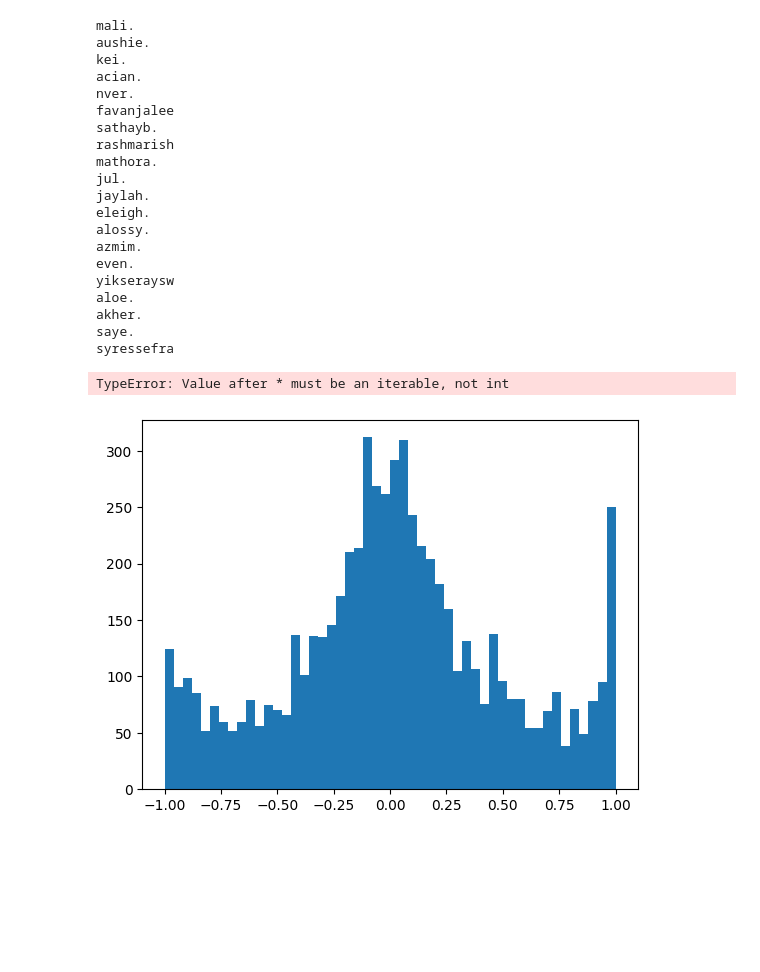
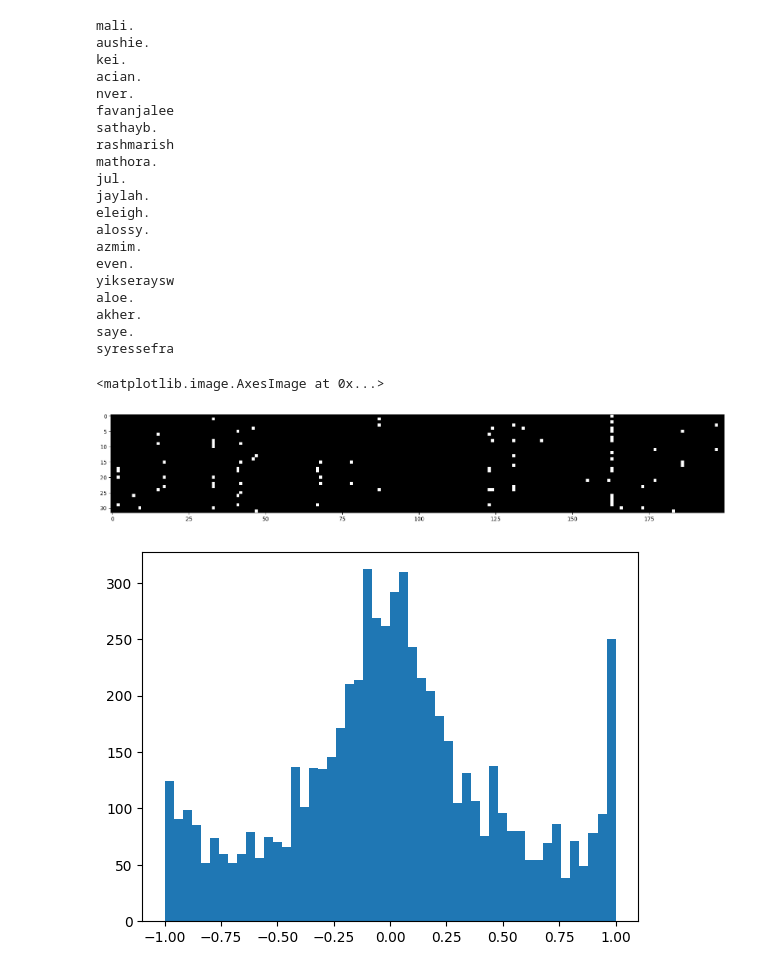
Before and after one commit to detroitnatif/LLM-V1, a Jupyter notebook: ActivationGradients.ipynb, the cells around one changed output. Drawn from its saved outputs; the diff is of its cells as text; code cells hidden in the pictures; blank space fills up the shorter version.

```diff
--- a/ActivationGradients.ipynb
+++ b/ActivationGradients.ipynb
@@ -154,10 +164,13 @@ akher.
 saye.
 syressefra
 # %%
-plt.figure(figsiz20,10)
+plt.figure(figsize=(20,10))
 plt.imshow(h.abs() > .99, cmap='gray', interpolation='nearest')
+
+# this graph shows black if the neuron is being trained and white if it was too close to -1, 1 and tanh function removed it.
 # %% [output]
-TypeError: Value after * must be an iterable, not int
+<matplotlib.image.AxesImage at 0x...>
+[figure, added]
 # %%
 plt.hist(h.view(-1).tolist(), 50);
 # %% [output]
```
Also changed, not shown: parts of 1 cell of this notebook.
